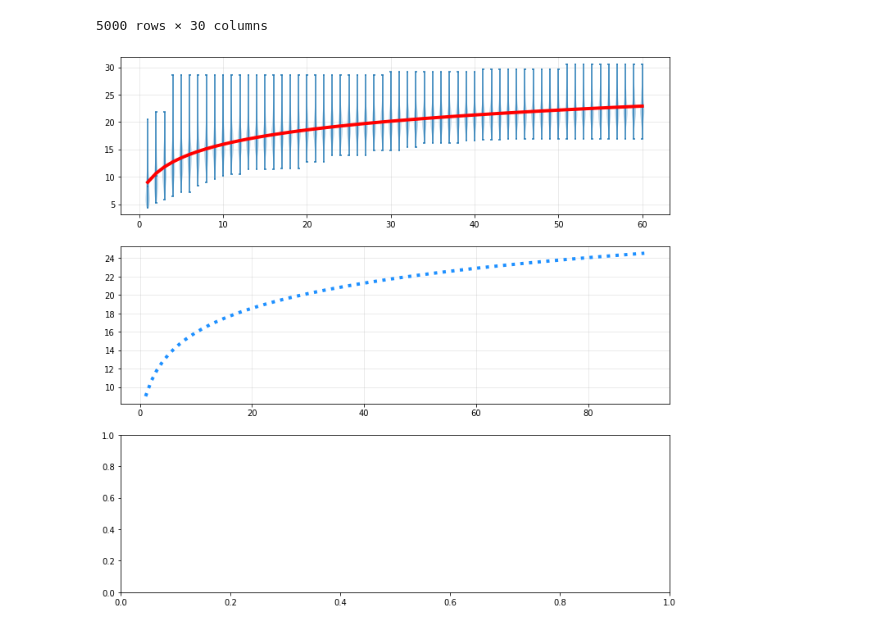
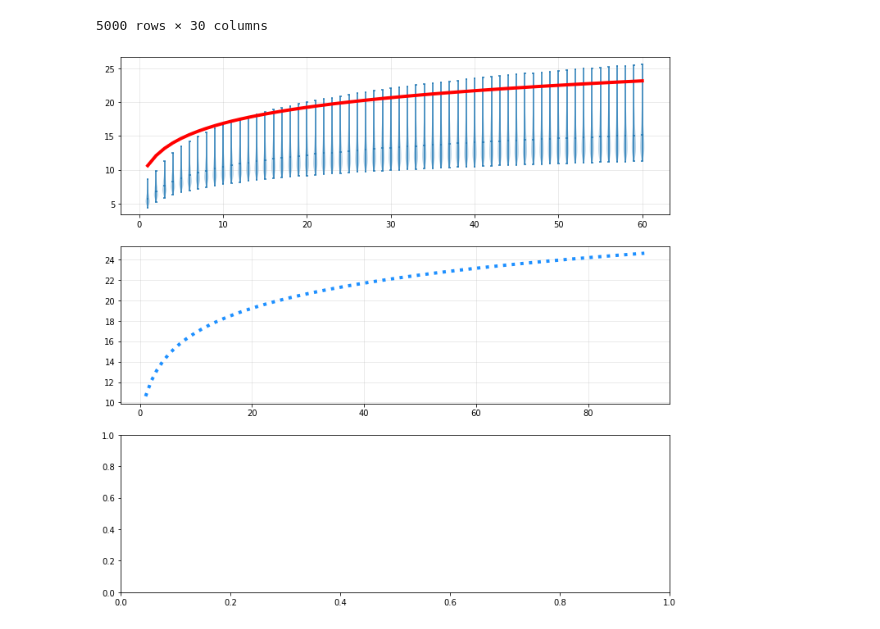
Before and after one commit to ESeufert/MDM_POSTS, a Jupyter notebook: POSTS/bootstrap_ltv/notebook.ipynb, the cells around one changed output. Saved outputs shown, nothing was run; the diff lists cells and outputs as text; code cells hidden in the pictures.

```diff
--- a/POSTS/bootstrap_ltv/notebook.ipynb
+++ b/POSTS/bootstrap_ltv/notebook.ipynb
@@ -3,6 +3,8 @@ import numpy as np
 import matplotlib.pyplot as plt
 import scipy.optimize as opt
 import pandas as pd
+from scipy.optimize import curve_fit
+import matplotlib.ticker as mtick
 
 np.random.seed( 42 )
 
@@ -11,33 +13,31 @@ def rev_function( x, a, b ):
     return a * np.log( x + 1 ) + b
 
 def add_noise( val, sensitivity ):
-    noise = abs( np.random.normal( 0, sensitivity ) )
+    noise = np.random.normal( 0, sensitivity )
     return val + noise
 
-def rev_noise( revenue, sensitivity ):
-    noised_revenue = []
-    for i, x in enumerate( revenue ):
-        noised_val = add_noise( x, sensitivity )
-        if i > 0:
-            if noised_val < noised_revenue[ i - 1 ]:
-                noised_val = noised_revenue[ i - 1 ]
-        noised_revenue.append( noised_val )
+def create_user( x, a_true, b_true ):
+    a_noised = add_noise( a_true, 1 )
+    b_noised = add_noise( b_true, 0.25 )
+    noised_revenue = [ rev_function( x_val, a_noised, b_noised ) for x_val in x ]
     return noised_revenue
 
-def create_user( X, a_true, b_true ):
-    true_cumulative_revenue = rev_function( X, a_true, b_true )
-    noised_cumulative_revenue = rev_noise( true_cumulative_revenue, 5 )
-    return noised_cumulative_revenue
-
-num_users = 500
+paying_users = 100
+non_paying_users = int( 100 / 0.05 )
 num_days = 60
 x = np.arange( 1, num_days + 1 )
 
 ## true cumulative revenue function parameters
-a_true, b_true = 2, 3
+a_true, b_true = 4, 5
 
 users_df = pd.DataFrame( columns=x )
 
-for i in range( num_users ):
+for i in range( paying_users ):
     this_user = create_user( x, a_true, b_true )
     users_df.loc[ len( users_df ) ] = this_user
+
+for i in range( non_paying_users ):
+    this_user = [ 0 ] * num_days
+    users_df.loc[ len( users_df ) ] = this_user
+
+users_df.loc[ :, 60 ].describe()
@@ -76,19 +178,12 @@ users_projected_bootstrapped = users_projected.sample( frac=10,
 | 118 | 24.181687 | 24.247232 | 24.311745 | 24.375258 | 24.437801 | 24.499404 | 24.560094 | 24.619897 | 24.678841 | 24.736948 | ... | ... |
 5000 rows × 30 columns
 # %%
-fig, axes = plt.subplots( 3, 1, figsize=( 12, 12 ) )
-fitted_values = [ rev_function( x_val, *popt ) for x_val in x ]
-axes[ 0 ].violinplot( users_df,
-                  showmeans=True,
-                  showmedians=False )
-#axes[ 0 ].boxplot( users_df )
-axes[ 0 ].plot( x, fitted_values, linewidth=4, color='red', linestyle='solid')
-axes[ 0 ].grid( alpha=0.3 )
+
 
 x_90 = np.arange( 1, 90 + 1 )
 fitted_values_90 = [ rev_function( x_val, *popt ) for x_val in x_90 ]
 
 axes[ 1 ].plot( x_90, fitted_values_90, color='dodgerblue', linewidth=4, linestyle='dotted' )
 axes[ 1 ].grid( alpha=0.3 )
 # %% [output]
-[figure, old version]
+[figure, new version]
```
Also changed, not shown: parts of 6 cells of this notebook.
